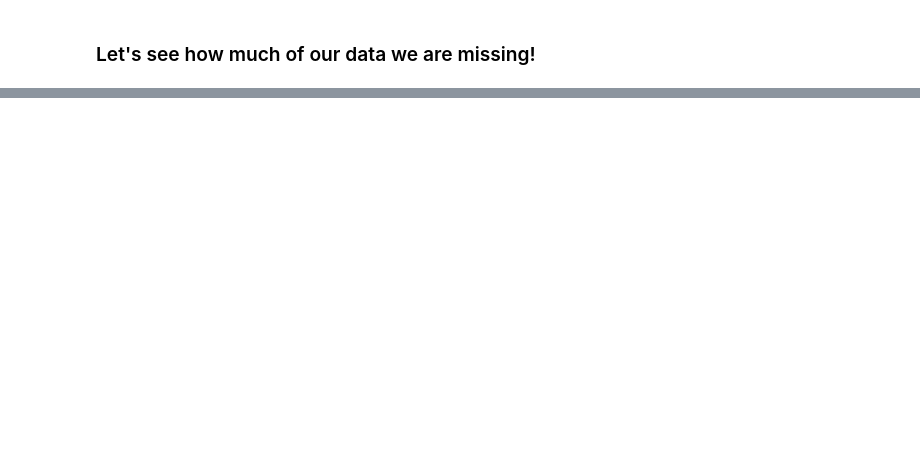
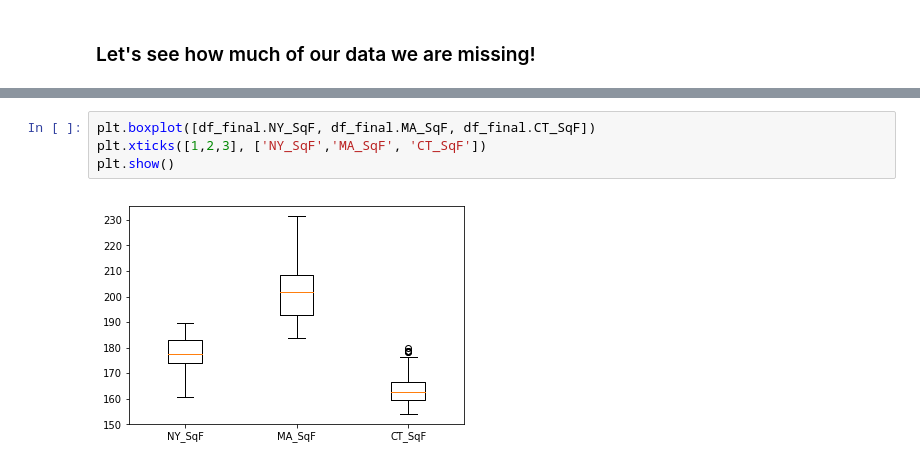
Before and after one commit to irenebratsis/Thinkful, a Jupyter notebook: 42. Final Capstone!!! .ipynb, the cells around one changed output, grey strips where cells are left out. Saved outputs shown, nothing was run; the diff lists cells and outputs as text; blank space fills up the shorter version.

```diff
--- a/42. Final Capstone!!! .ipynb
+++ b/42. Final Capstone!!! .ipynb
@@ -182,0 +406,6 @@ dtype: float64
+# %%
+plt.boxplot([df_final.NY_SqF, df_final.MA_SqF, df_final.CT_SqF])
+plt.xticks([1,2,3], ['NY_SqF','MA_SqF', 'CT_SqF'])
+plt.show()
+# %% [output]
+[figure, added]
```
Also changed, not shown: parts of 110 cells of this notebook.
